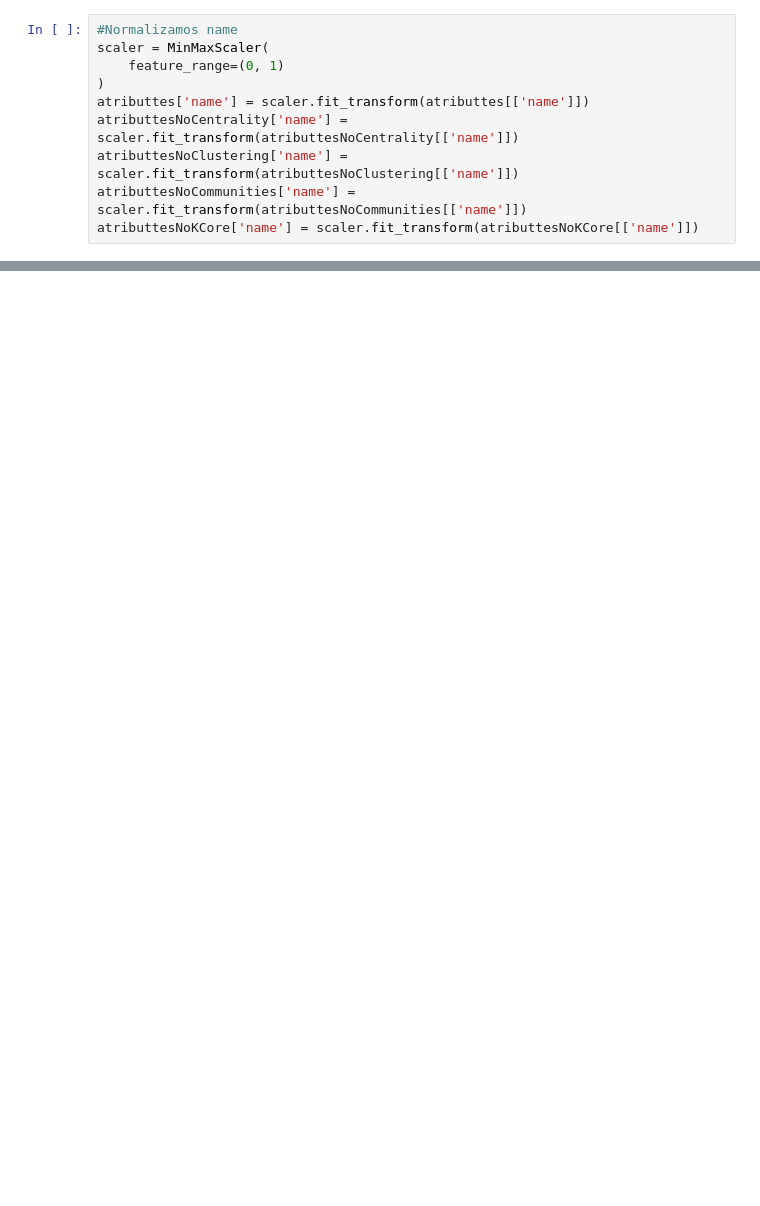
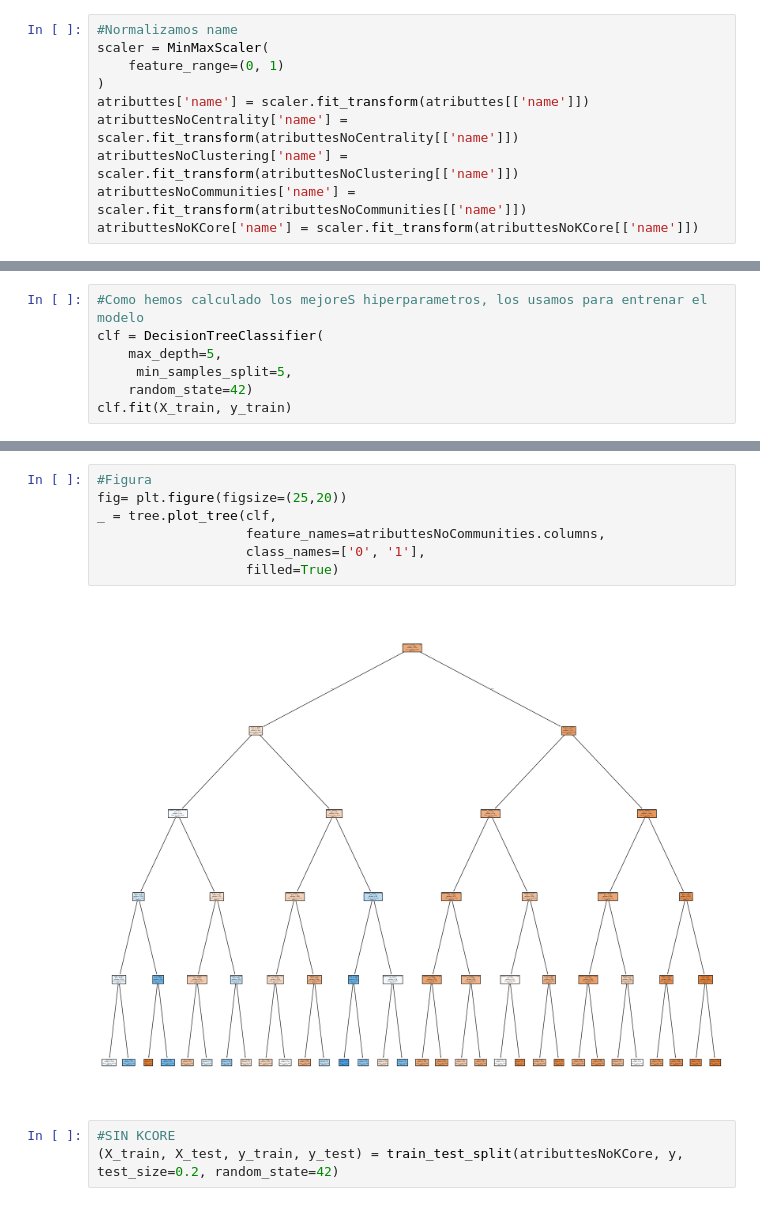
Before and after one commit to angelalop03/AprendizajeAutomaticoRelacional-G1, a Jupyter notebook: Estudios/Metricas_Arbol_Decision.ipynb, the cells around one changed output, grey strips where cells are left out. Saved outputs shown, nothing was run; the diff lists cells and outputs as text; blank space fills up the shorter version.

```diff
--- a/Estudios/Metricas_Arbol_Decision.ipynb
+++ b/Estudios/Metricas_Arbol_Decision.ipynb
@@ -268,0 +176,7 @@ cv_results
+# %%
+#Como hemos calculado los mejoreS hiperparametros, los usamos para entrenar el modelo
+clf = DecisionTreeClassifier(
+    max_depth=5,
+     min_samples_split=5,
+    random_state=42)
+clf.fit(X_train, y_train)
@@ -268,0 +196,12 @@ cv_results
+# %%
+#Figura
+fig= plt.figure(figsize=(25,20))
+_ = tree.plot_tree(clf,
+                   feature_names=atributtesNoCommunities.columns,
+                   class_names=['0', '1'],
+                   filled=True)
+# %% [output]
+[figure, added]
+# %%
+#SIN KCORE
+(X_train, X_test, y_train, y_test) = train_test_split(atributtesNoKCore, y, test_size=0.2, random_state=42)
```
Also changed, not shown: parts of 33 cells of this notebook, 1 other file.
